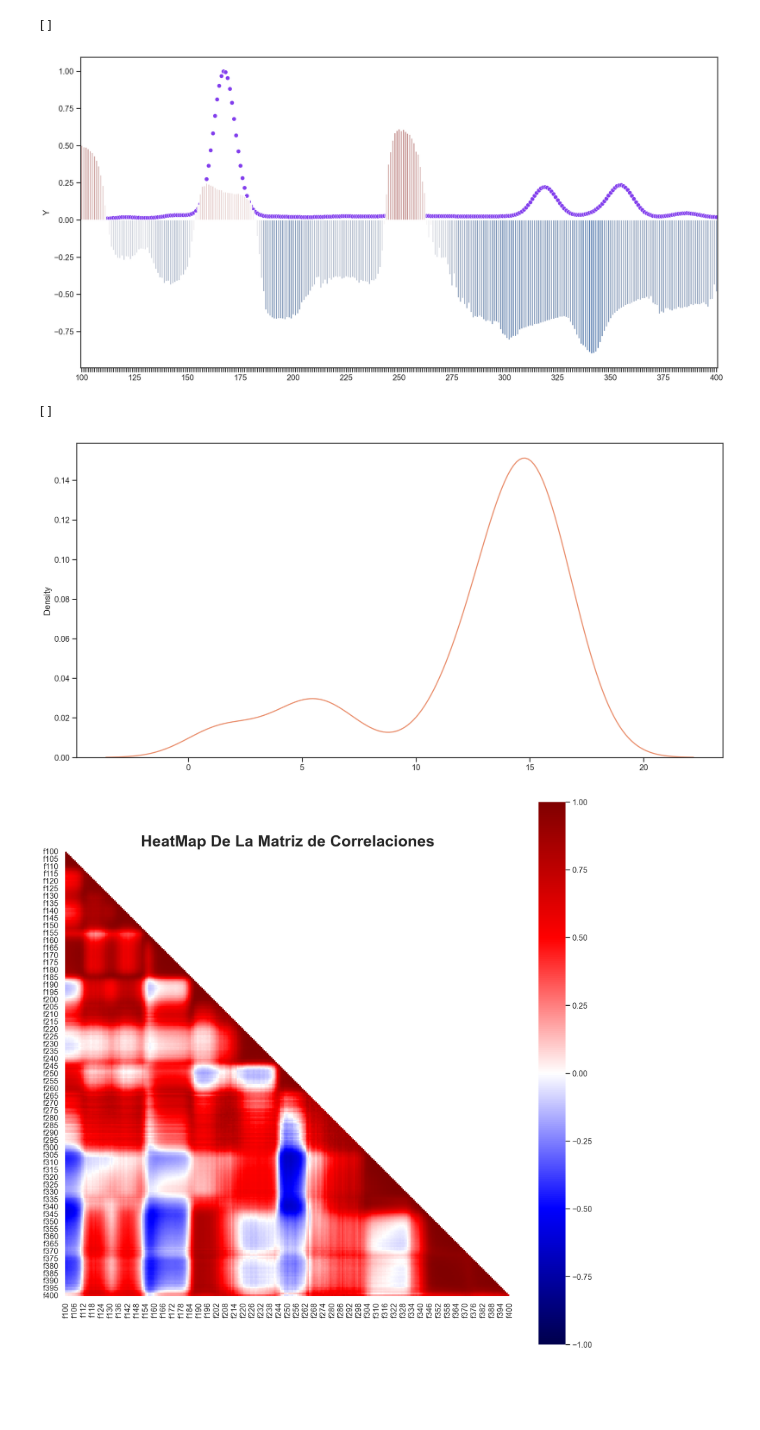
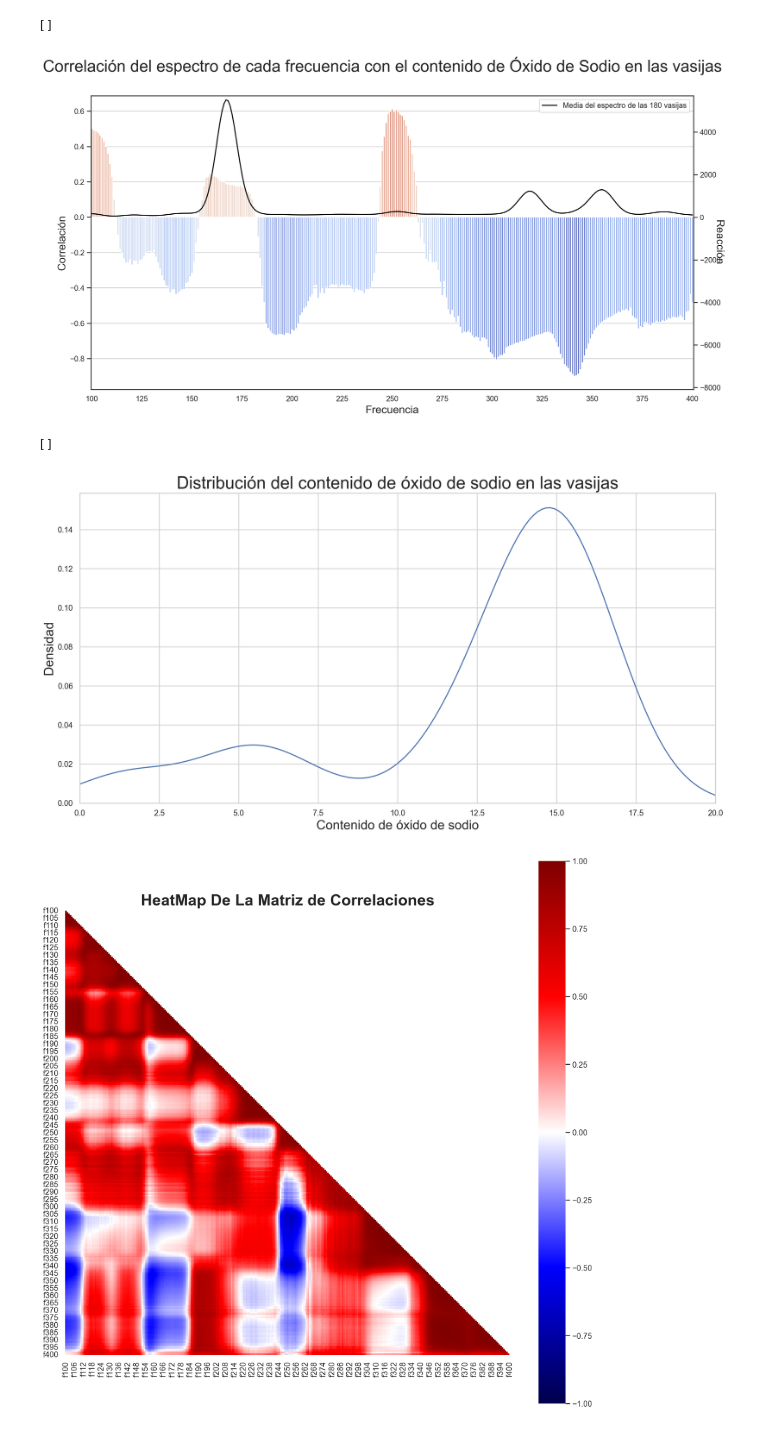
Before and after one commit to Lukas-De-Angelis-Riva/Aprendizaje-estadistico, a Jupyter notebook: trabajo_practico3/src/Visualizacion.ipynb, the cells around one changed output. Saved outputs shown, nothing was run; the diff lists cells and outputs as text; code cells hidden in the pictures; blank space fills up the shorter version.

Commit message:
Mejorados los graficos de visualizacion

```diff
--- a/trabajo_practico3/src/Visualizacion.ipynb
+++ b/trabajo_practico3/src/Visualizacion.ipynb
@@ -81,7 +80,9 @@ import seaborn as sns
 import numpy as np
 import matplotlib.pyplot as plt
 from matplotlib.widgets import Slider, Button
-sns.set_theme(style="ticks", palette="flare")
+
+
+sns.set_theme(style="whitegrid")
 
 df = pd.read_csv("Vessel_X.txt", header=None)
 df.columns = [("f" + str(x)) for x in range(100, 401)]
@@ -92,9 +93,14 @@ plt.subplots_adjust(bottom=0.25)
 def update(val):
     ax.clear()
     ax.set_xlim(100, 400)
-    ax.set_ylim(0, 8500)
-    sns.scatterplot(x=range(100, 401), y=df.mean(), ax=ax)
-    sns.scatterplot(x=range(100, 401), y=df.loc[int(val)], ax=ax)
+    ax.set_ylim(df.min().min(), df.max().max())
+
+    ax.set_xlabel("Frecuencia", fontsize=18)
+    ax.set_ylabel("Intensidad de la respuesta", fontsize=18)
+    ax.set_title("Espectro analizado para la vasija " + str(int(val)), fontsize=24)
+
+    sns.lineplot(x=range(100, 401), y=df.mean(), ax=ax, color='#242F6E')
+    sns.lineplot(x=range(100, 401), y=df.loc[int(val)], ax=ax, color='#777777')
 
 axvasj = plt.axes([0.25, 0.1, 0.65, 0.03])
 
@@ -103,9 +109,11 @@ freq_slider = Slider(
     label='Número de Vasija',
     valmin=0,
     valmax=179,
-    valinit=0,
+    valinit=1,
     valfmt='%0.0f',
 )
+
 freq_slider.on_changed(update)
 
+update(freq_slider.valinit)
 plt.show()
@@ -112,35 +124,62 @@ plt.show()
 # %%
 corrs = dfY.corr()['Y'].drop('Y')
 
-colores = sns.color_palette("vlag", as_cmap=True).colors
+sns.set_theme(style="whitegrid")
+
+cmap = plt.cm.coolwarm
+colores = [cmap(i) for i in range(cmap.N)]
 coloresplot = [colores[int(128 + y*128)] for y in pd.Series(corrs)]
 
 
 fig, ax = plt.subplots(nrows=1, ncols=1, dpi=200, figsize=(16, 8))
 sns.set_theme(style="ticks", palette="flare")
 
-X = df.mean()
-X = X/X.max()
 
 ax.set_xlim(100, 400)
 
-sns.barplot(x=list(range(100, 401)), y=pd.Series(corrs), palette=coloresplot, ax=ax)
-sns.scatterplot(x=list(range(0, 301)), y=X, ax=ax, color='#823EED')
+sns.barplot(x=list(range(100, 401)),
+            y=pd.Series(corrs),
+            palette=coloresplot,
+            ax=ax)
+
+ax2 = ax.twinx()
+ax2.set_ylim(-1.416*(max(df.mean())+200), max(df.mean()) + 200)
+
+sns.lineplot(x=list(range(0, 301)),
+             y=df.mean(),
+             ax=ax2,
+             color='#000000',
+             label="Media del espectro de las 180 vasijas")
 
 ax.set_xticklabels([t if not i%25 else "" for i,t in enumerate(ax.get_xticklabels())])
+
+
+plt.suptitle('Correlación del espectro de cada frecuencia con el contenido de Óxido de Sodio en las vasijas', fontsize=24)
+ax.set_xlabel("Frecuencia", fontsize=16)
+ax.set_ylabel("Correlación", fontsize=16)
+ax2.set_ylabel("Reacción", fontsize=16, rotation=-90)
+ax2.legend()
 plt.plot()
 # %% [output]
 []
-[figure, old version]
+[figure, new version]
 # %%
+sns.set_theme(style="whitegrid")
+
 fig, ax = plt.subplots(nrows=1, ncols=1, dpi=200, figsize=(16, 8))
+
+plt.title('Distribución del contenido de óxido de sodio en las vasijas', fontsize=24)
 
 sns.kdeplot(np.array(dfY['Y']), ax=ax)
 
+ax.set_xlim(0, 20)
+ax.set_ylabel("Densidad", fontsize=18)
+ax.set_xlabel("Contenido de óxido de sodio", fontsize=18)
+
 plt.plot()
 # %% [output]
 []
-[figure, old version]
+[figure, new version]
 # %%
 
 corrs = df.corr()
```
Also changed, not shown: parts of 10 cells of this notebook.
